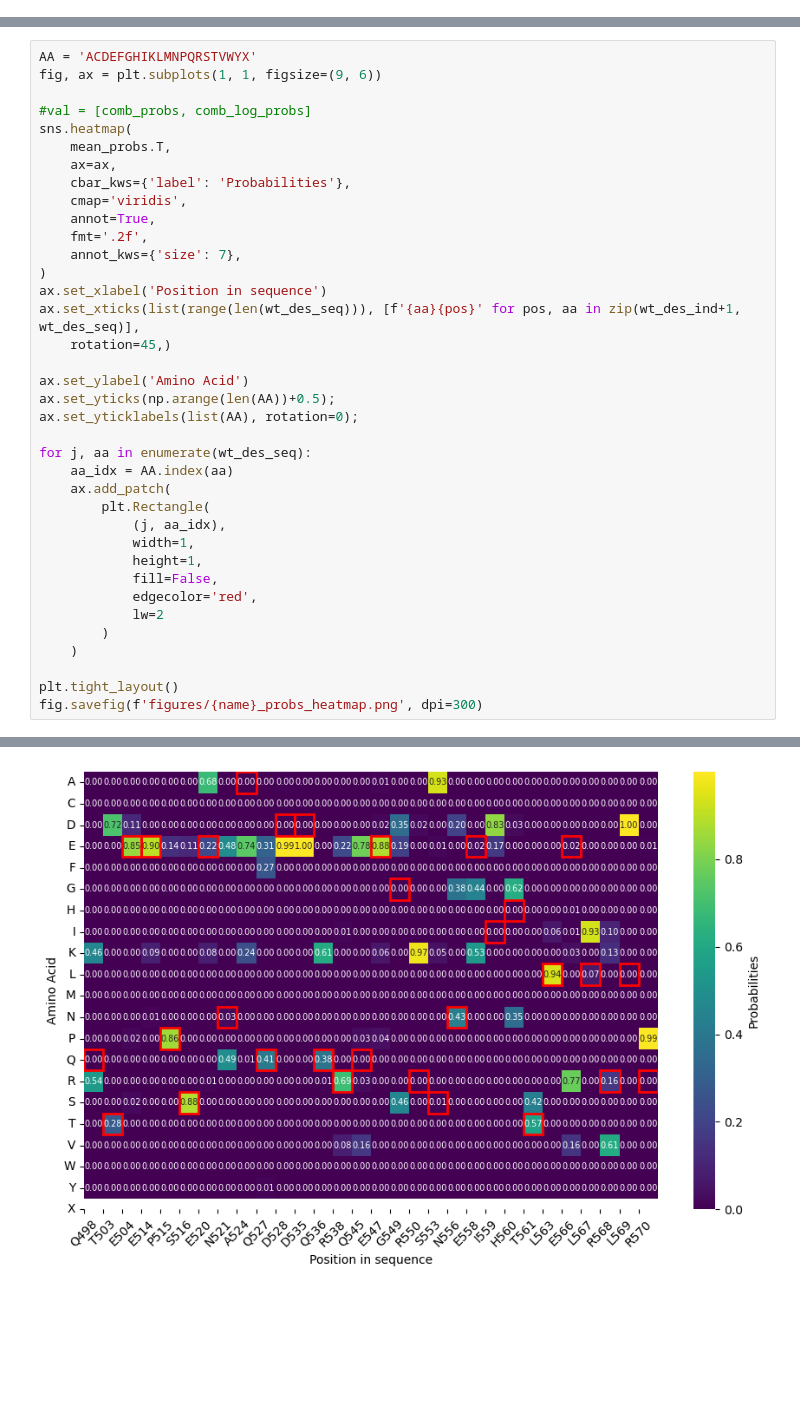
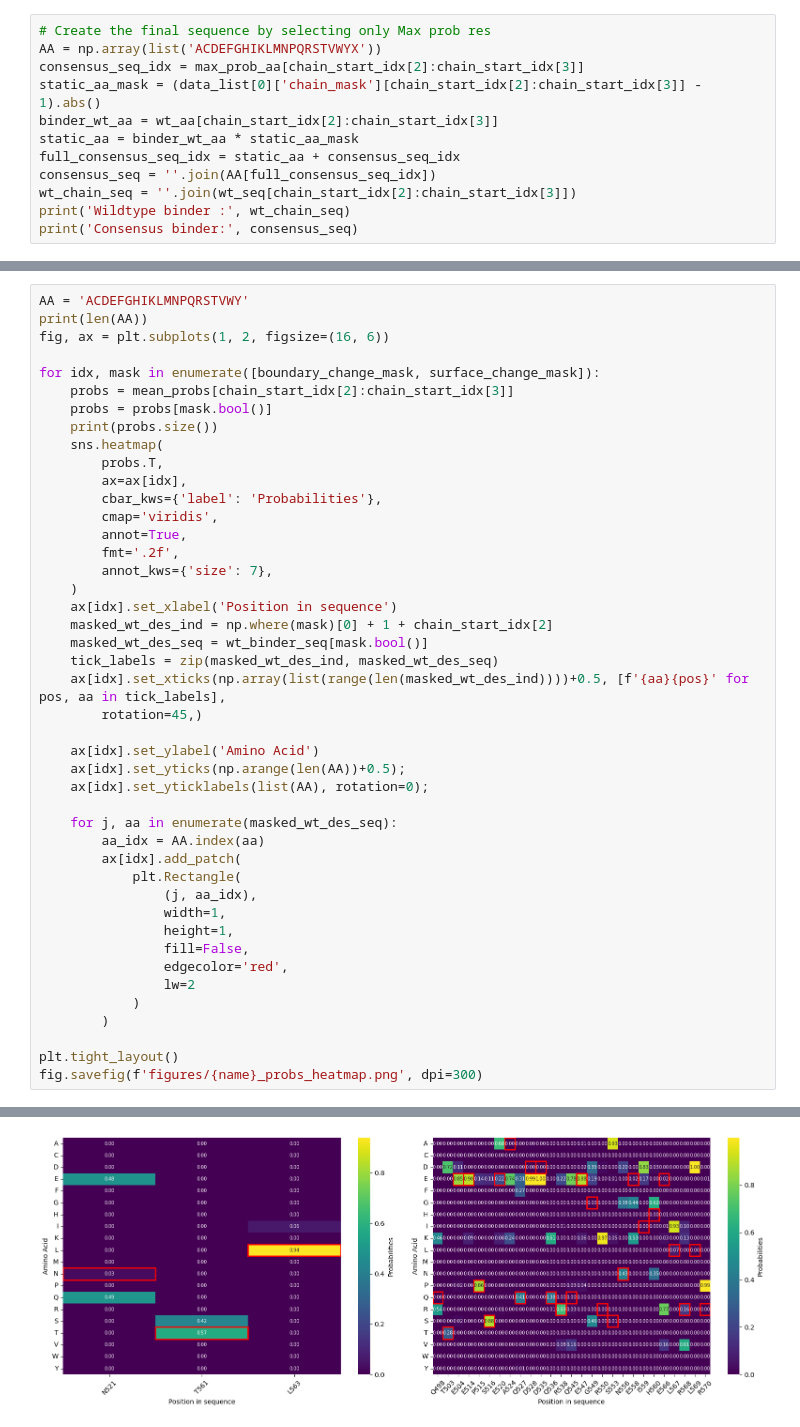
Before and after one commit to Hackefleisch/LigandMPNN, a Jupyter notebook: combine_results.ipynb, the cells around one changed output, grey strips where cells are left out. Drawn from its saved outputs; the diff is of its cells as text; blank space fills up the shorter version.

Commit message:
Finished figure creation

```diff
--- a/combine_results.ipynb
+++ b/combine_results.ipynb
@@ -81,0 +100,12 @@ Designed AA indices: (30,)
+# %%
+# Create the final sequence by selecting only Max prob res
+AA = np.array(list('ACDEFGHIKLMNPQRSTVWYX'))
+consensus_seq_idx = max_prob_aa[chain_start_idx[2]:chain_start_idx[3]]
+static_aa_mask = (data_list[0]['chain_mask'][chain_start_idx[2]:chain_start_idx[3]] - 1).abs()
+binder_wt_aa = wt_aa[chain_start_idx[2]:chain_start_idx[3]]
+static_aa = binder_wt_aa * static_aa_mask
+full_consensus_seq_idx = static_aa + consensus_seq_idx
+consensus_seq = ''.join(AA[full_consensus_seq_idx])
+wt_chain_seq = ''.join(wt_seq[chain_start_idx[2]:chain_start_idx[3]])
+print('Wildtype binder :', wt_chain_seq)
+print('Consensus binder:', consensus_seq)
@@ -82,37 +243,44 @@ Designed AA indices: (30,)
 # %%
-AA = 'ACDEFGHIKLMNPQRSTVWYX'
-fig, ax = plt.subplots(1, 1, figsize=(9, 6))
+AA = 'ACDEFGHIKLMNPQRSTVWY'
+print(len(AA))
+fig, ax = plt.subplots(1, 2, figsize=(16, 6))
 
-#val = [comb_probs, comb_log_probs]
-sns.heatmap(
-    mean_probs.T,
-    ax=ax,
-    cbar_kws={'label': 'Probabilities'},
-    cmap='viridis',
-    annot=True,
-    fmt='.2f',
-    annot_kws={'size': 7},
-)
-ax.set_xlabel('Position in sequence')
-ax.set_xticks(list(range(len(wt_des_seq))), [f'{aa}{pos}' for pos, aa in zip(wt_des_ind+1, wt_des_seq)],
-    rotation=45,)
+for idx, mask in enumerate([boundary_change_mask, surface_change_mask]):
+    probs = mean_probs[chain_start_idx[2]:chain_start_idx[3]]
+    probs = probs[mask.bool()]
+    print(probs.size())
+    sns.heatmap(
+        probs.T,
+        ax=ax[idx],
+        cbar_kws={'label': 'Probabilities'},
+        cmap='viridis',
+        annot=True,
+        fmt='.2f',
+        annot_kws={'size': 7},
+    )
+    ax[idx].set_xlabel('Position in sequence')
+    masked_wt_des_ind = np.where(mask)[0] + 1 + chain_start_idx[2]
+    masked_wt_des_seq = wt_binder_seq[mask.bool()]
+    tick_labels = zip(masked_wt_des_ind, masked_wt_des_seq)
+    ax[idx].set_xticks(np.array(list(range(len(masked_wt_des_ind))))+0.5, [f'{aa}{pos}' for pos, aa in tick_labels],
+        rotation=45,)
 
-ax.set_ylabel('Amino Acid')
-ax.set_yticks(np.arange(len(AA))+0.5);
-ax.set_yticklabels(list(AA), rotation=0);
+    ax[idx].set_ylabel('Amino Acid')
+    ax[idx].set_yticks(np.arange(len(AA))+0.5);
+    ax[idx].set_yticklabels(list(AA), rotation=0);
 
-for j, aa in enumerate(wt_des_seq):
-    aa_idx = AA.index(aa)
-    ax.add_patch(
-        plt.Rectangle(
-            (j, aa_idx),
-            width=1,
-            height=1,
-            fill=False,
-            edgecolor='red',
-            lw=2
+    for j, aa in enumerate(masked_wt_des_seq):
+        aa_idx = AA.index(aa)
+        ax[idx].add_patch(
+            plt.Rectangle(
+                (j, aa_idx),
+                width=1,
+                height=1,
+                fill=False,
+                edgecolor='red',
+                lw=2
+            )
         )
-    )
 
 plt.tight_layout()
 fig.savefig(f'figures/{name}_probs_heatmap.png', dpi=300)
@@ -120 +291 @@ fig.savefig(f'figures/{name}_probs_heatmap.png', dpi=300)
-[figure, old version]
+[figure, new version]
```
Also changed, not shown: parts of 7 cells of this notebook, 1 other file.
